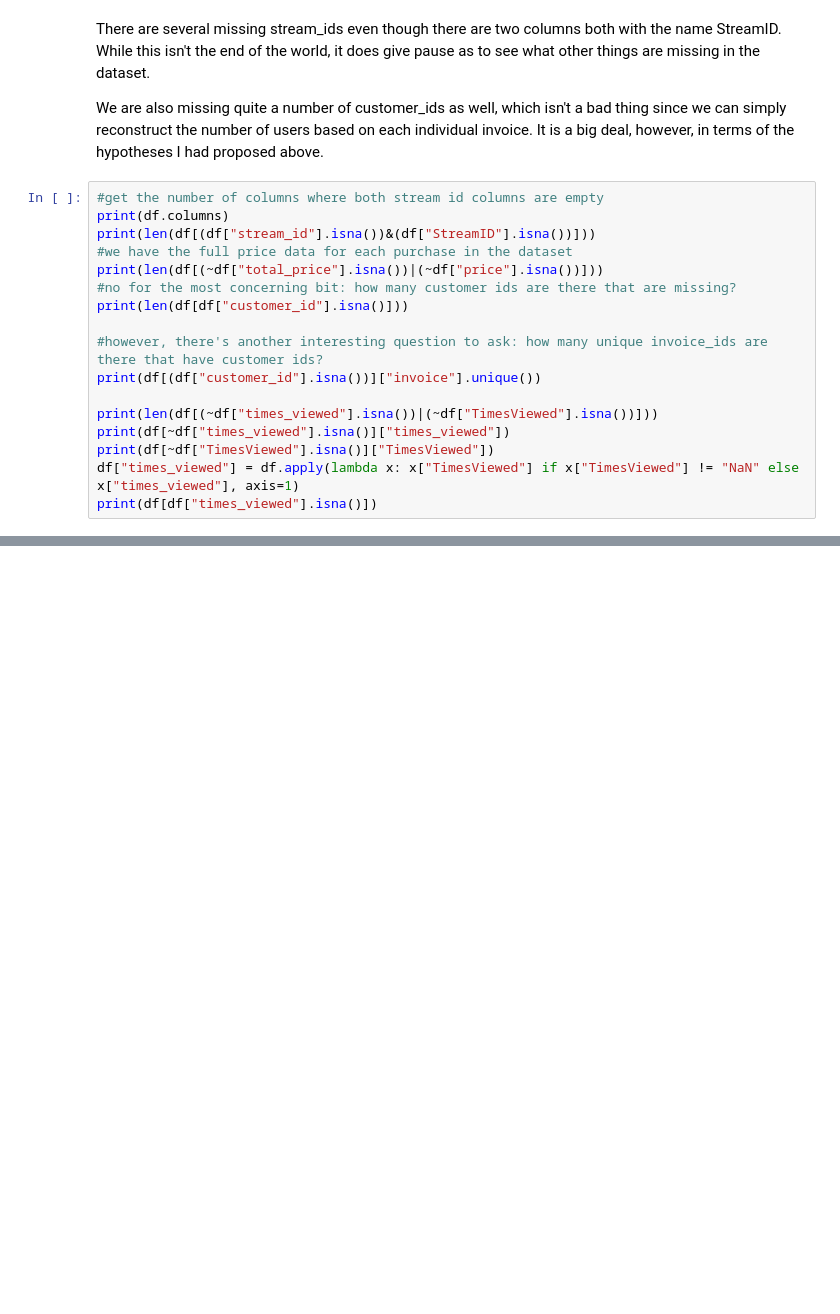
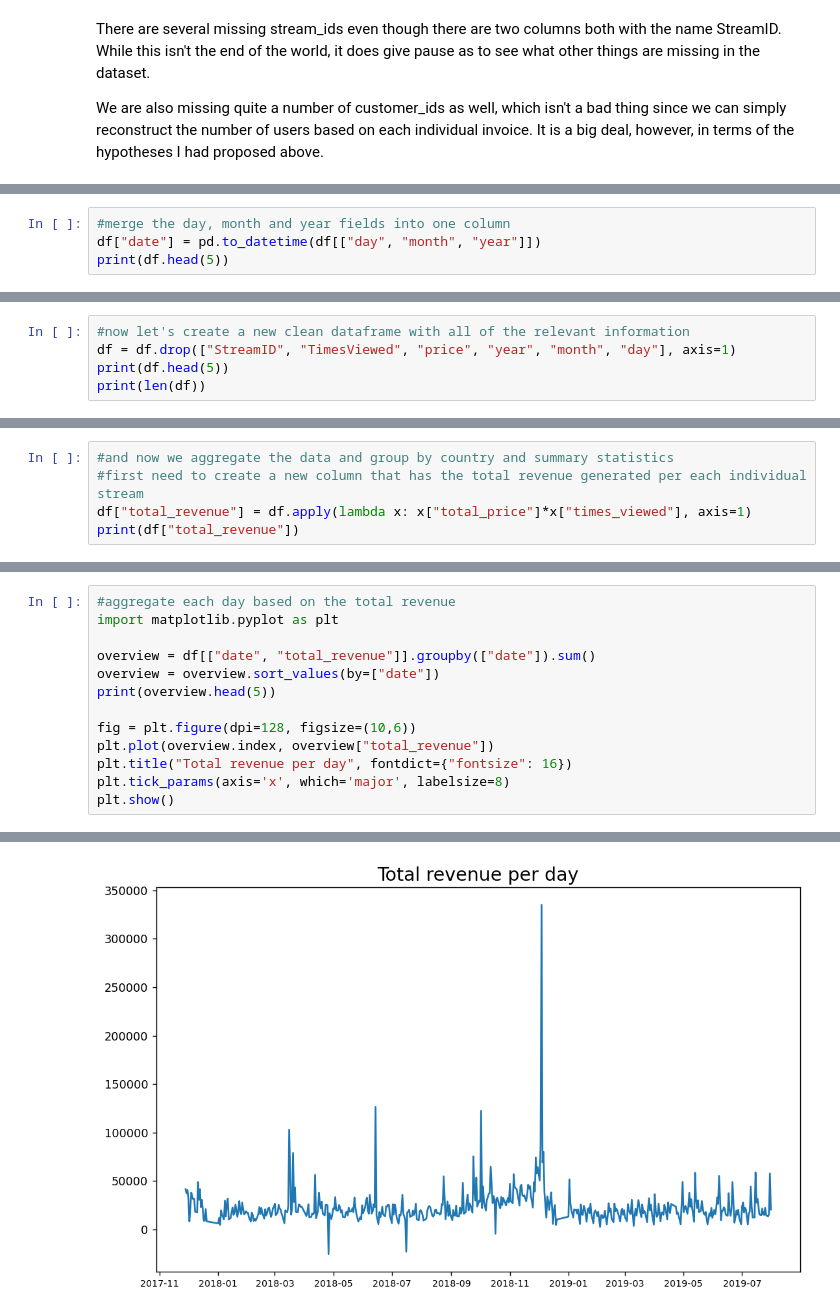
Before and after one commit to grquigg/ai-workflow-capstone, a Jupyter notebook: exploration.ipynb, the cells around one changed output, grey strips where cells are left out. Saved outputs shown, nothing was run; the diff lists cells and outputs as text; blank space fills up the shorter version.

Commit message:
Continuing to work on which variables to use for modelling purposes

```diff
--- a/exploration.ipynb
+++ b/exploration.ipynb
@@ -54,20 +55,3 @@ df = load_data(DATA_DIR)
 There are several missing stream_ids even though there are two columns both with the name StreamID. While this isn't the end of the world, it does give pause as to see what other things are missing in the dataset.
 
 We are also missing quite a number of customer_ids as well, which isn't a bad thing since we can simply reconstruct the number of users based on each individual invoice. It is a big deal, however, in terms of the hypotheses I had proposed above.
-# %%
-#get the number of columns where both stream id columns are empty
-print(df.columns)
-print(len(df[(df["stream_id"].isna())&(df["StreamID"].isna())]))
-#we have the full price data for each purchase in the dataset
-print(len(df[(~df["total_price"].isna())|(~df["price"].isna())]))
-#no for the most concerning bit: how many customer ids are there that are missing?
-print(len(df[df["customer_id"].isna()]))
-
-#however, there's another interesting question to ask: how many unique invoice_ids are there that have customer ids?
-print(df[(df["customer_id"].isna())]["invoice"].unique())
-
-print(len(df[(~df["times_viewed"].isna())|(~df["TimesViewed"].isna())]))
-print(df[~df["times_viewed"].isna()]["times_viewed"])
-print(df[~df["TimesViewed"].isna()]["TimesViewed"])
-df["times_viewed"] = df.apply(lambda x: x["TimesViewed"] if x["TimesViewed"] != "NaN" else x["times_viewed"], axis=1)
-print(df[df["times_viewed"].isna()])
@@ -91,0 +112,4 @@ Series([], Name: times_viewed, dtype: float64)
+# %%
+#merge the day, month and year fields into one column
+df["date"] = pd.to_datetime(df[["day", "month", "year"]])
+print(df.head(5))
@@ -91,0 +130,5 @@ Series([], Name: times_viewed, dtype: float64)
+# %%
+#now let's create a new clean dataframe with all of the relevant information
+df = df.drop(["StreamID", "TimesViewed", "price", "year", "month", "day"], axis=1)
+print(df.head(5))
+print(len(df))
@@ -91,0 +172,5 @@ Series([], Name: times_viewed, dtype: float64)
+# %%
+#and now we aggregate the data and group by country and summary statistics
+#first need to create a new column that has the total revenue generated per each individual stream
+df["total_revenue"] = df.apply(lambda x: x["total_price"]*x["times_viewed"], axis=1)
+print(df["total_revenue"])
@@ -91,0 +190,14 @@ Series([], Name: times_viewed, dtype: float64)
+# %%
+#aggregate each day based on the total revenue
+import matplotlib.pyplot as plt
+
+overview = df[["date", "total_revenue"]].groupby(["date"]).sum()
+overview = overview.sort_values(by=["date"])
+print(overview.head(5))
+
+fig = plt.figure(dpi=128, figsize=(10,6))
+plt.plot(overview.index, overview["total_revenue"])
+plt.title("Total revenue per day", fontdict={"fontsize": 16})
+plt.tick_params(axis='x', which='major', labelsize=8)
+plt.show()
+# %% [output]
@@ -91,0 +211 @@ Series([], Name: times_viewed, dtype: float64)
+[figure, added]
```
Also changed, not shown: parts of 11 cells of this notebook.
